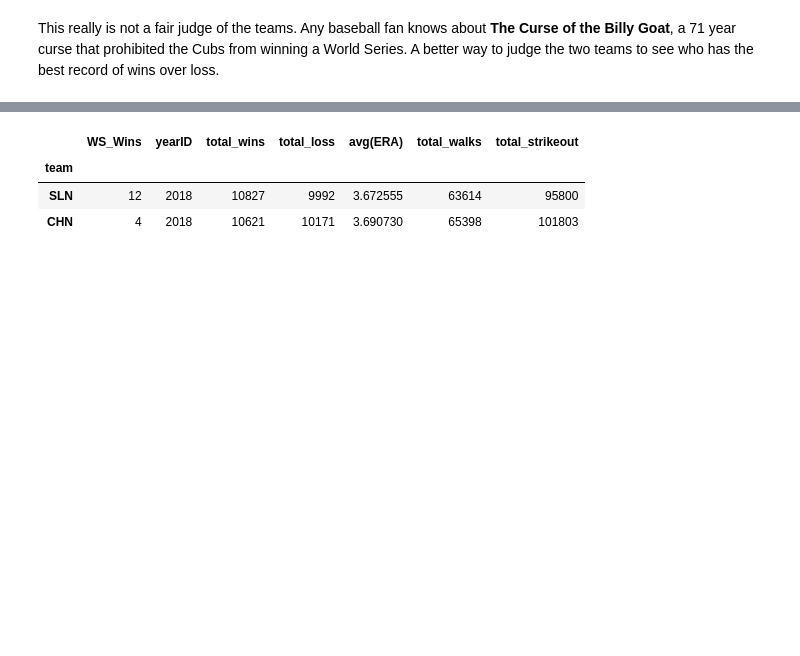
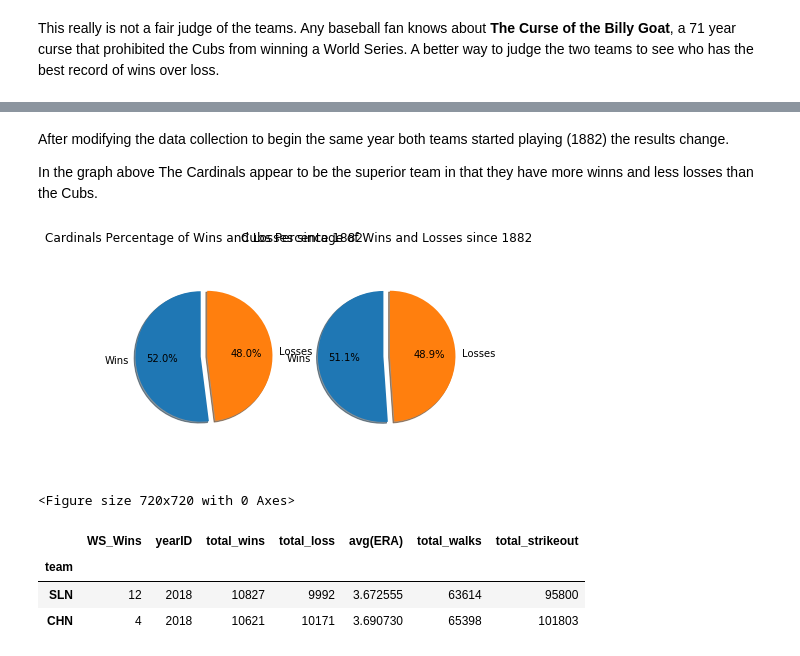
Before and after one commit to afbaum/baseball, a Jupyter notebook: Baseball.ipynb, the cells around one changed output, grey strips where cells are left out. Drawn from its saved outputs; the diff is of its cells as text; code cells hidden in the pictures; blank space fills up the shorter version.

```diff
--- a/Baseball.ipynb
+++ b/Baseball.ipynb
@@ -47,3 +118,43 @@ The Cubs team started playing ball in 1876 and the Cardinals team was started in
+# %% [markdown]
+After modifying the data collection to begin the same year both teams started playing (1882) the results change.
+
+In the graph above The Cardinals appear to be the superior team in that they have more winns and less losses than the Cubs.
+# %%
+sln_total_games = slnwinlos_df['total_wins'] + slnwinlos_df['total_loss']
+sln_percent_win = slnwinlos_df['total_wins'] / sln_total_games
+sln_percent_loss = slnwinlos_df['total_loss']/ sln_total_games
+percent_winloss = [sln_percent_win, sln_percent_loss, chn_percent_win, chn_percent_loss]
+percent_winloss_df = pd.DataFrame(columns = percent_winloss)
+
+chn_total_games = chnwinlos_df['total_wins'] + chnwinlos_df['total_loss']
+chn_percent_win = chnwinlos_df['total_wins'] / chn_total_games
+chn_percent_loss = chnwinlos_df['total_loss']/ chn_total_games
+
+labels = 'Wins', 'Losses'
+sln_sizes = [sln_percent_win, sln_percent_loss]
+chn_sizes = [chn_percent_win, chn_percent_loss]
+explode = (0.1, 0)
+
+fig1, (ax1, ax2) = plt.subplots(1,2)
+
+plt.figure(figsize = (10,10))
+
+ax1.pie(sln_sizes, explode=explode, labels = labels, autopct='%1.1f%%',
+       shadow=True, startangle=90)
+ax1.axis('equal')
+ax1.set_title('Cardinals Percentage of Wins and Losses since 1882')
+
+ax2.pie(chn_sizes, explode=explode, labels = labels, autopct='%1.1f%%',
+       shadow=True, startangle=90)
+ax2.axis('equal')
+ax2.set_title('Cubs Percentage of Wins and Losses since 1882')
+
+plt.subplots_adjust(wspace=0.5)
+
+plt.show()
+# %% [output]
+[figure, added]
+<Figure size 720x720 with 0 Axes>
 # %%
 sln_pitches_df = pd.read_sql_query("SELECT teamID AS team, avg(ERA), SUM(BBA) AS total_walks, SUM(SOA) AS total_strikeout FROM team_table WHERE yearID > 1881 AND (teamID = 'SLN' OR teamID = 'SL4')", con)
 chn_pitches_df = pd.read_sql_query("SELECT teamID AS team, avg(ERA), SUM(BBA) AS total_walks, SUM(SOA) AS total_strikeout FROM team_table WHERE yearID > 1881 AND teamID = 'CHN' ", con)
```
Also changed, not shown: parts of 9 cells of this notebook, 1 other file.
